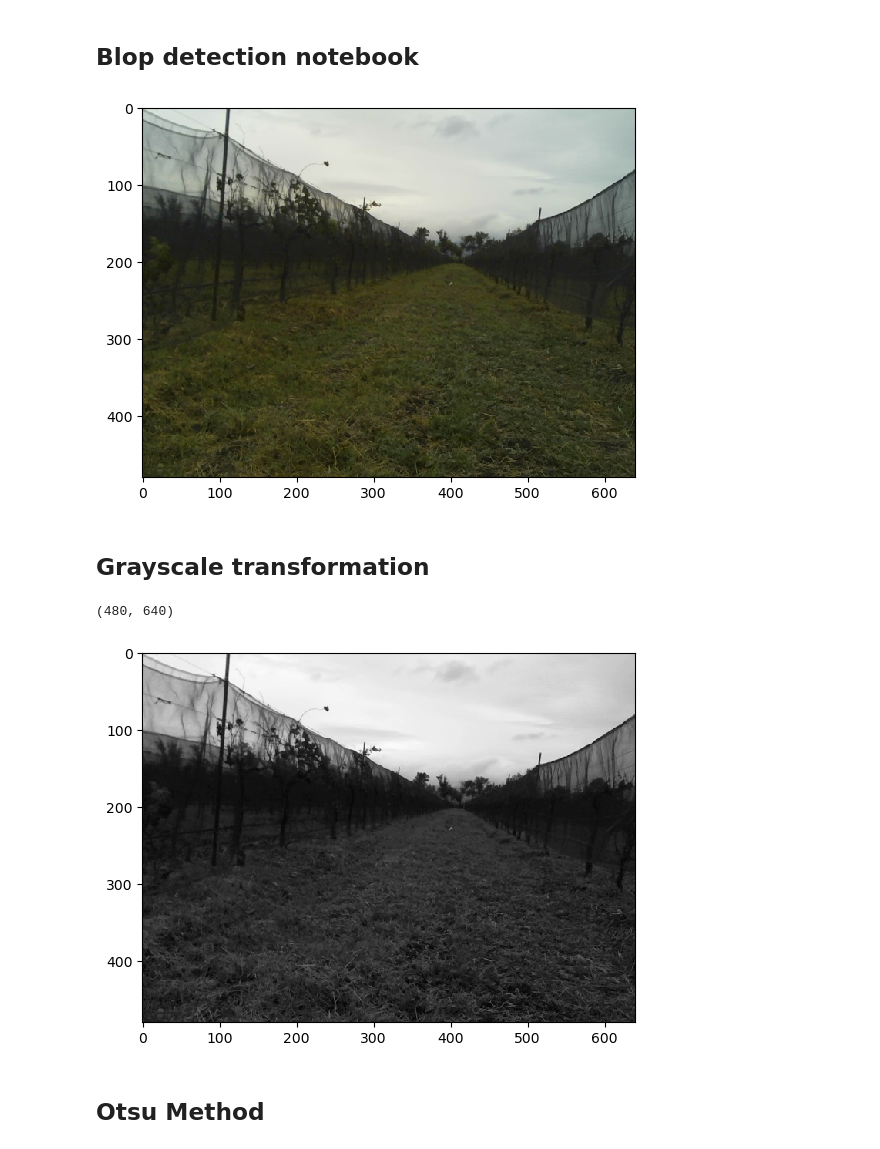
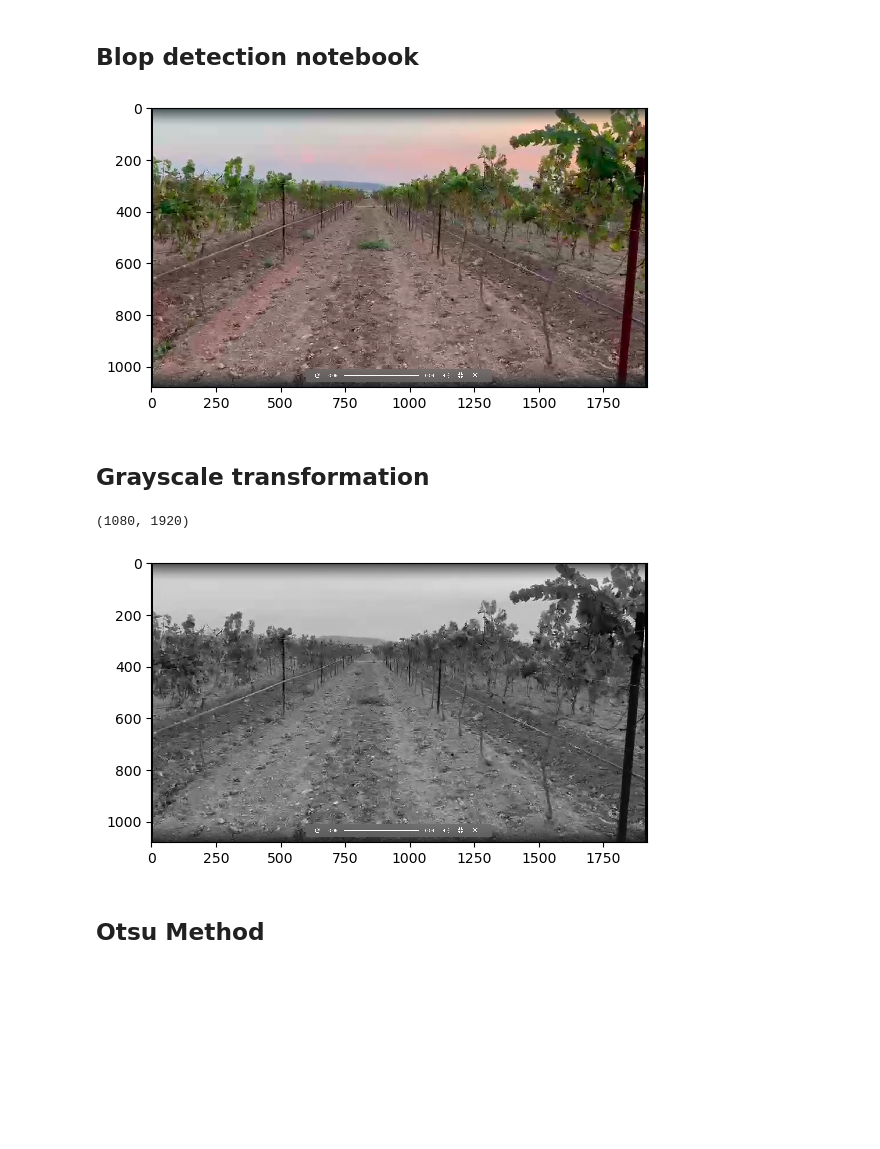
Before and after one commit to EnricoMendez/lines_vineyard, a Jupyter notebook: scripts/Blop detection.ipynb, the cells around one changed output. Saved outputs shown, nothing was run; the diff lists cells and outputs as text; code cells hidden in the pictures; blank space fills up the shorter version.

```diff
--- a/scripts/Blop detection.ipynb
+++ b/scripts/Blop detection.ipynb
@@ -3,22 +3,23 @@
 # %%
 import cv2
 from matplotlib import pyplot as plt
 import numpy as np
 import math
 
 #img = cv2.imread("test_images/20221002-223527.jpg")
 #img = cv2.imread("test_images/20221002-223338.jpg")
-img = cv2.imread("test_images/20221019-203009.jpg")
+#img = cv2.imread("test_images/20221019-203009.jpg")
+img = cv2.imread("test_images/prueba.png")
 #cv2.imshow("original",img)
 #cv2.waitKey(0)
 #cv2.destroyAllWindows()
 
 original = cv2.cvtColor(img, cv2.COLOR_BGR2RGB) #Convertion to rgb in order to maintain the same colors in cv2 and pyplot
 plt.imshow(original)
 plt.show()
 image=original
 # %% [output]
-[figure, old version]
+[figure, new version]
 # %% [markdown]
 ## Grayscale transformation
 # %%
@@ -26,8 +27,8 @@ gray = cv2.cvtColor(image, cv2.COLOR_RGB2GRAY)
 plt.imshow(gray,cmap='gray')
 gray.shape
 # %% [output]
-(480, 640)
+(1080, 1920)
-[figure, old version]
+[figure, new version]
 # %% [markdown]
 ## Otsu Method
 # %%
```
Also changed, not shown: parts of 6 cells of this notebook, 4 other files.
